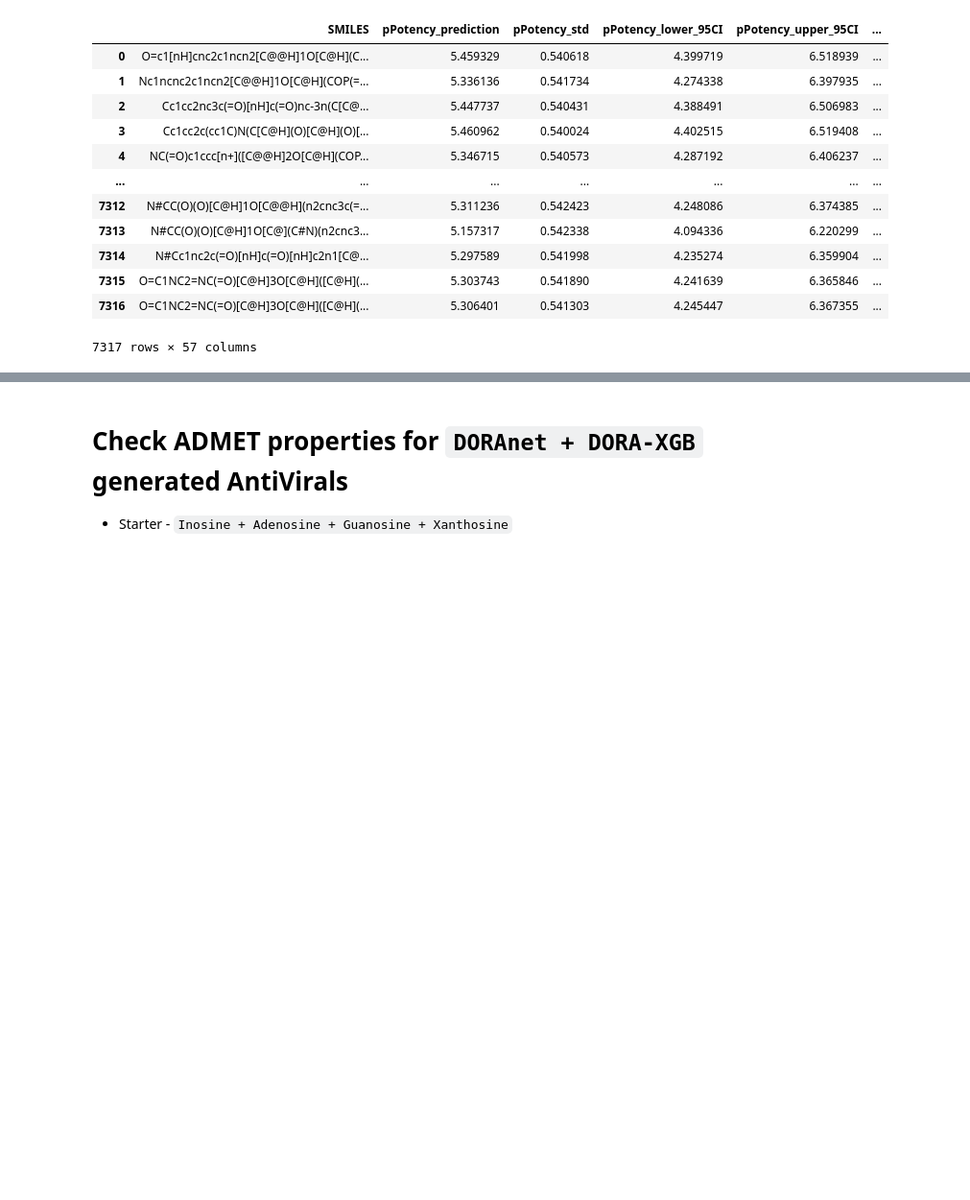
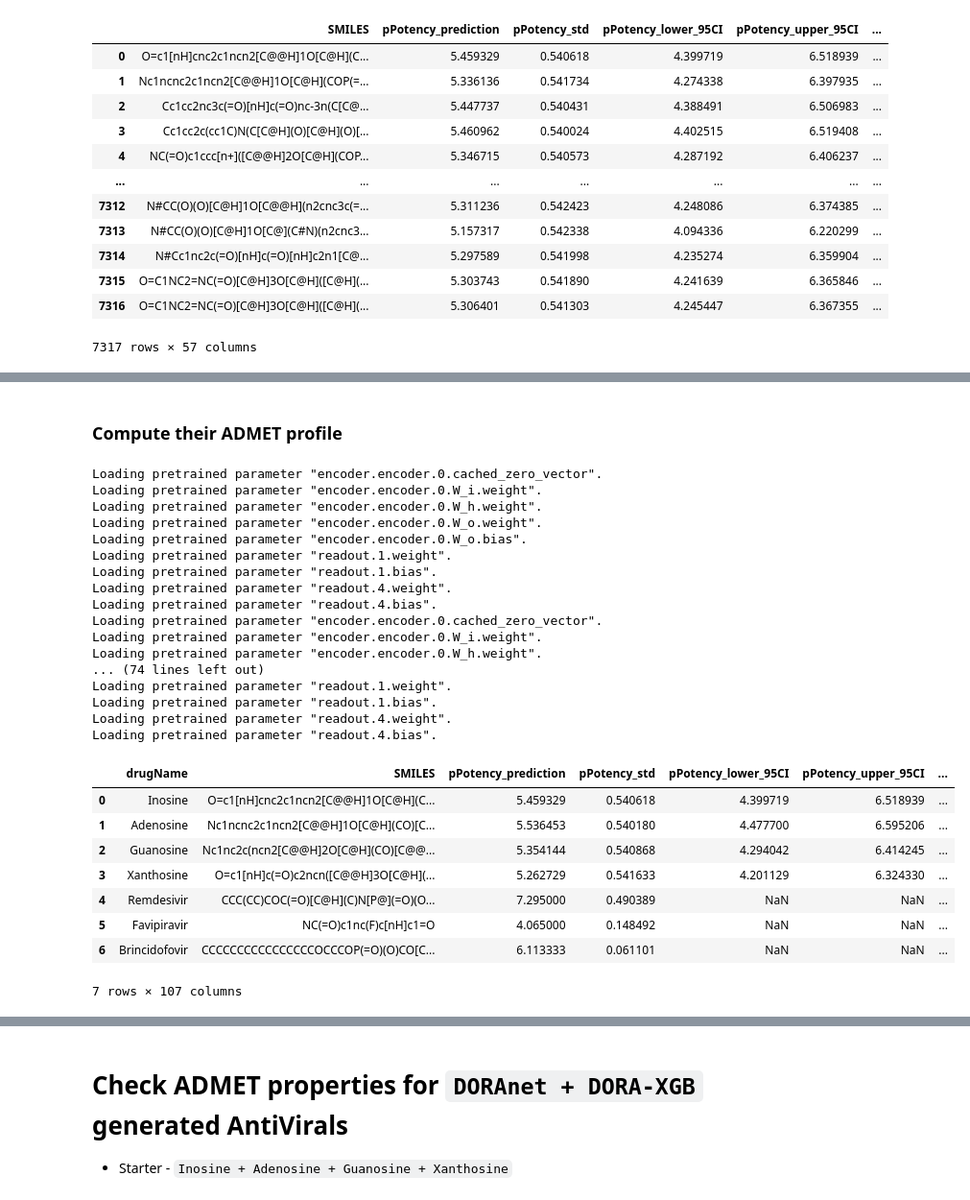
Before and after one commit to soumyadeepghosh35/DTRA_DrugDesign, a Jupyter notebook: DTRA_project_notebooks/Step6_ADMET_combinedEbola.ipynb, the cells around one changed output, grey strips where cells are left out. Shown at 96% size. Drawn from its saved outputs; the diff is of its cells as text; code cells hidden in the pictures; blank space fills up the shorter version.

```diff
--- a/DTRA_project_notebooks/Step6_ADMET_combinedEbola.ipynb
+++ b/DTRA_project_notebooks/Step6_ADMET_combinedEbola.ipynb
@@ -1440,13 +1440,25 @@ plt.show()
 ### Read predicted `ADMET` properties for all candidate SMILES
 # %%
 Ebola_wART_DORAnetGenerated_AntiviralsDataset_predicted_all_wToxicity = pd.read_csv(saveDir + 'Ebola_allDORAnetGenerated_Antivirals_ARTprediction_wToxicity.csv')
-# Identify columns that match the string
+
+# Drop columns containing 'drugbank_approved_percentile'
 matched_cols = Ebola_wART_DORAnetGenerated_AntiviralsDataset_predicted_all_wToxicity.filter(like='drugbank_approved_percentile').columns
-# Keep everything EXCEPT those columns
-Ebola_wART_DORAnetGenerated_AntiviralsDataset_predicted_all_wToxicity = Ebola_wART_DORAnetGenerated_AntiviralsDataset_predicted_all_wToxicity.drop(columns=matched_cols)
+Ebola_wART_DORAnetGenerated_AntiviralsDataset_predicted_all_wToxicity = \
+    Ebola_wART_DORAnetGenerated_AntiviralsDataset_predicted_all_wToxicity.drop(columns=matched_cols)
+
+# Canonicalize SMILES
+def canon_smiles(s):
+    m = Chem.MolFromSmiles(str(s))
+    return Chem.MolToSmiles(m) if m else None
+
+smiles_col = "SMILES" if "SMILES" in Ebola_wART_DORAnetGenerated_AntiviralsDataset_predicted_all_wToxicity.columns else "smiles"
+Ebola_wART_DORAnetGenerated_AntiviralsDataset_predicted_all_wToxicity[smiles_col] = \
+    Ebola_wART_DORAnetGenerated_AntiviralsDataset_predicted_all_wToxicity[smiles_col].apply(canon_smiles)
+
 max_val = Ebola_wART_DORAnetGenerated_AntiviralsDataset_predicted_all_wToxicity['pPotency_prediction'].max()
 min_val = Ebola_wART_DORAnetGenerated_AntiviralsDataset_predicted_all_wToxicity['pPotency_prediction'].min()
 print(f"pPotency_prediction range: {min_val:.3f} → {max_val:.3f}")
+
 Ebola_wART_DORAnetGenerated_AntiviralsDataset_predicted_all_wToxicity
 # %% [output]
 pPotency_prediction range: 4.470 → 5.649
@@ -1465,0 +1596,36 @@ pPotency_prediction range: 4.470 → 5.649
+# %% [markdown]
+### Compute their ADMET profile
+# %%
+model = ADMETModel()
+pred = model.predict(smiles=combinedQueryDF["SMILES"].dropna().astype(str).tolist())
+pred = pred if isinstance(pred, pd.DataFrame) else pd.DataFrame(pred)
+pred = pred.reset_index().rename(columns={"index": "SMILES"}) if "SMILES" not in pred.columns else pred
+combinedQueryDF_wADMET = combinedQueryDF.merge(pred, on="SMILES", how="left")
+combinedQueryDF_wADMET
+# %% [output]
+Loading pretrained parameter "encoder.encoder.0.cached_zero_vector".
+Loading pretrained parameter "encoder.encoder.0.W_i.weight".
+Loading pretrained parameter "encoder.encoder.0.W_h.weight".
+Loading pretrained parameter "encoder.encoder.0.W_o.weight".
+Loading pretrained parameter "encoder.encoder.0.W_o.bias".
+Loading pretrained parameter "readout.1.weight".
+Loading pretrained parameter "readout.1.bias".
+Loading pretrained parameter "readout.4.weight".
+Loading pretrained parameter "readout.4.bias".
+Loading pretrained parameter "encoder.encoder.0.cached_zero_vector".
+Loading pretrained parameter "encoder.encoder.0.W_i.weight".
+Loading pretrained parameter "encoder.encoder.0.W_h.weight".
+... (74 lines left out)
+Loading pretrained parameter "readout.1.weight".
+Loading pretrained parameter "readout.1.bias".
+Loading pretrained parameter "readout.4.weight".
+Loading pretrained parameter "readout.4.bias".
+|  | drugName | SMILES | pPotency_prediction | pPotency_std | pPotency_lower_95CI | pPotency_upper_95CI | ... |
+| 0 | Inosine | O=c1[nH]cnc2c1ncn2[C@@H]1O[C@H](C... | 5.459329 | 0.540618 | 4.399719 | 6.518939 | ... |
+| 1 | Adenosine | Nc1ncnc2c1ncn2[C@@H]1O[C@H](CO)[C... | 5.536453 | 0.540180 | 4.477700 | 6.595206 | ... |
+| 2 | Guanosine | Nc1nc2c(ncn2[C@@H]2O[C@H](CO)[C@@... | 5.354144 | 0.540868 | 4.294042 | 6.414245 | ... |
+| 3 | Xanthosine | O=c1[nH]c(=O)c2ncn([C@@H]3O[C@H](... | 5.262729 | 0.541633 | 4.201129 | 6.324330 | ... |
+| 4 | Remdesivir | CCC(CC)COC(=O)[C@H](C)N[P@](=O)(O... | 7.295000 | 0.490389 | NaN | NaN | ... |
+| 5 | Favipiravir | NC(=O)c1nc(F)c[nH]c1=O | 4.065000 | 0.148492 | NaN | NaN | ... |
+| 6 | Brincidofovir | CCCCCCCCCCCCCCCCOCCCOP(=O)(O)CO[C... | 6.113333 | 0.061101 | NaN | NaN | ... |
+7 rows × 107 columns
```
Also changed, not shown: parts of 12 cells of this notebook, 4 other files.
